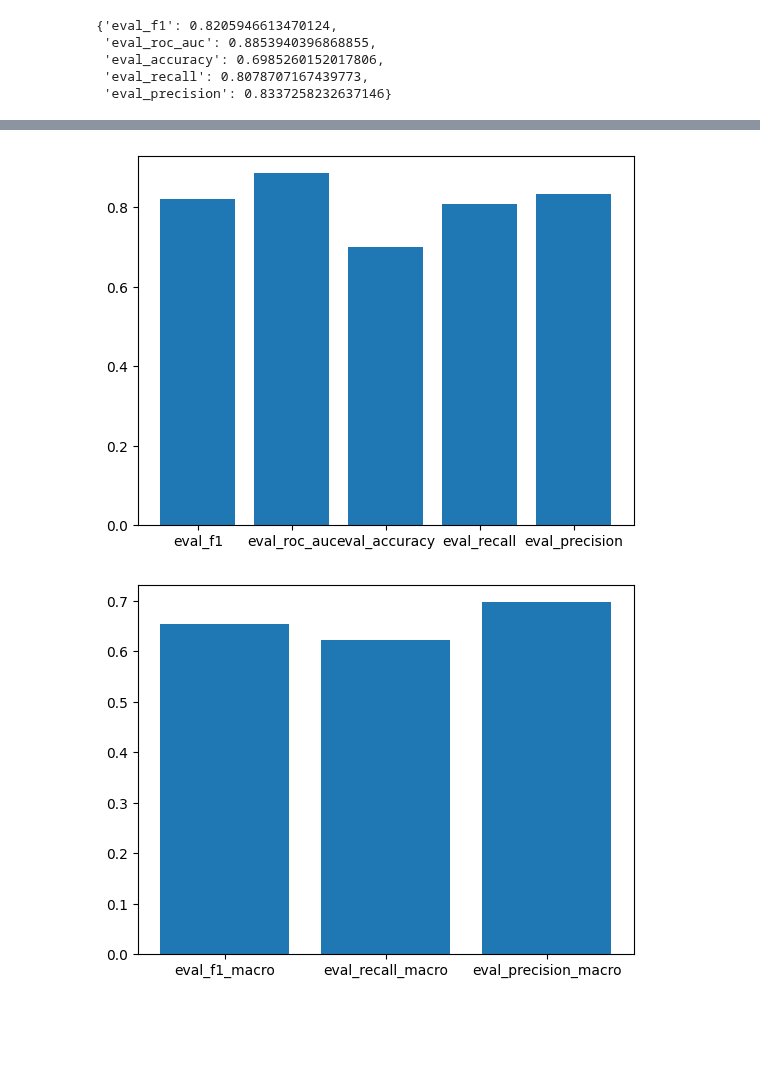
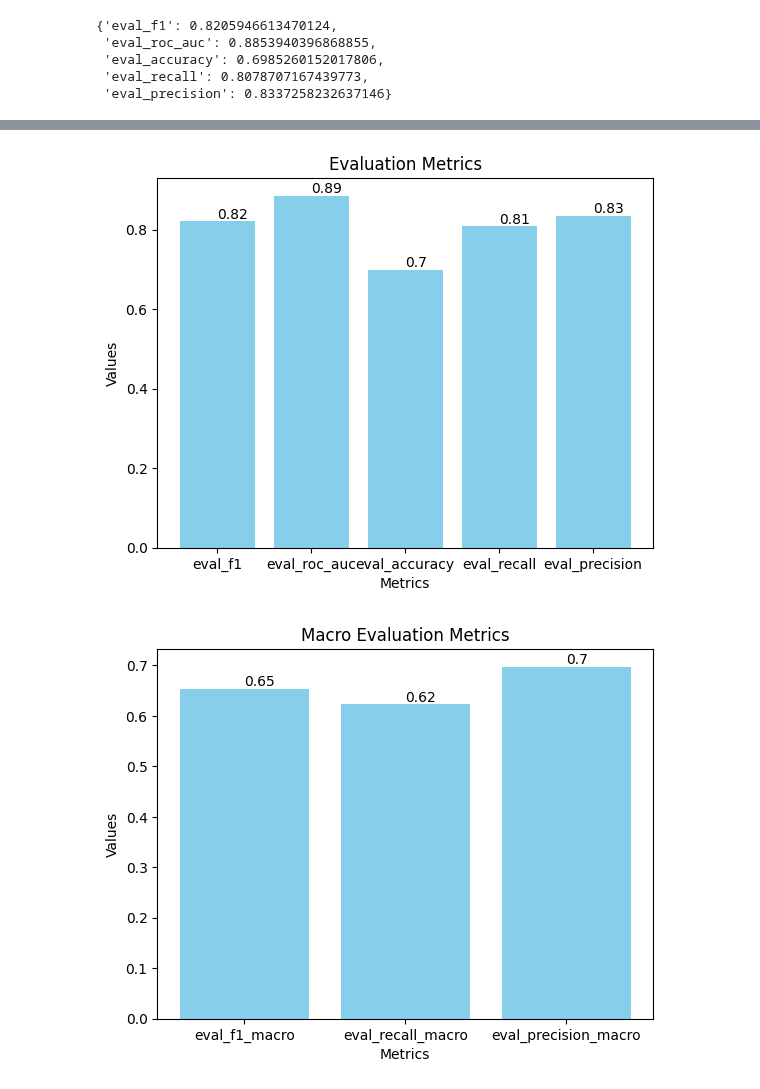
Before and after one commit to lavo2/HLT-Project, a Jupyter notebook: finetuning.ipynb, the cells around one changed output, grey strips where cells are left out. Drawn from its saved outputs; the diff is of its cells as text; code cells hidden in the pictures; blank space fills up the shorter version.

Commit message:
more plots

```diff
--- a/finetuning.ipynb
+++ b/finetuning.ipynb
@@ -619,31 +672,39 @@ metrics
 # %%
 # print the metrics: eval_f1, eval_roc_auc, eval_accuracy, eval_recall, eval_precision as bar plot
-import matplotlib.pyplot as plt
-
-metrics = results
-metrics
-
-metrics = {k: v for k, v in metrics.items() if k in ['eval_f1', 'eval_roc_auc', 'eval_accuracy', 'eval_recall', 'eval_precision']}
-
-plt.bar(metrics.keys(), metrics.values())
-
+metrics = {k: v for k, v in results.items() if k in ['eval_f1', 'eval_roc_auc', 'eval_accuracy', 'eval_recall', 'eval_precision']}
+fig, ax = plt.subplots()
+bars = ax.bar(metrics.keys(), metrics.values(), color='skyblue')
+plt.xlabel('Metrics')
+plt.ylabel('Values')
+plt.title('Evaluation Metrics')
+for bar in bars:
+    yval = bar.get_height()
+    plt.text(bar.get_x() + bar.get_width()/2.0, yval, round(yval, 2), va='bottom') # va: vertical alignment
 plt.show()
 
 # print the metrics: eval_f1_macro, eval_recall_macro, eval_precision_macro as bar plot
-metrics = results
-metrics
-
-metrics = {k: v for k, v in metrics.items() if k in ['eval_f1_macro', 'eval_recall_macro', 'eval_precision_macro']}
-plt.bar(metrics.keys(), metrics.values())
+metrics = {k: v for k, v in results.items() if k in ['eval_f1_macro', 'eval_recall_macro', 'eval_precision_macro']}
+fig, ax = plt.subplots()
+bars = ax.bar(metrics.keys(), metrics.values(), color='skyblue')
+plt.xlabel('Metrics')
+plt.ylabel('Values')
+plt.title('Macro Evaluation Metrics')
+for bar in bars:
+    yval = bar.get_height()
+    plt.text(bar.get_x() + bar.get_width()/2.0, yval, round(yval, 2), va='bottom')
 plt.show()
 
 # print the metrics: eval_f1_weighted, eval_recall_weighted, eval_precision_weighted as bar plot
-metrics = results
-metrics
-
-metrics = {k: v for k, v in metrics.items() if k in ['eval_f1_weighted', 'eval_recall_weighted', 'eval_precision_weighted']}
-plt.bar(metrics.keys(), metrics.values())
+metrics = {k: v for k, v in results.items() if k in ['eval_f1_weighted', 'eval_recall_weighted', 'eval_precision_weighted']}
+fig, ax = plt.subplots()
+bars = ax.bar(metrics.keys(), metrics.values(), color='skyblue')
+plt.xlabel('Metrics')
+plt.ylabel('Values')
+plt.title('Weighted Evaluation Metrics')
+for bar in bars:
+    yval = bar.get_height()
+    plt.text(bar.get_x() + bar.get_width()/2.0, yval, round(yval, 2), va='bottom')
 plt.show()
 # %% [output]
-[figure, old version]
+[figure, new version]
-[figure, old version]
+[figure, new version]
```
Also changed, not shown: parts of 4 cells of this notebook, 1 other file.
